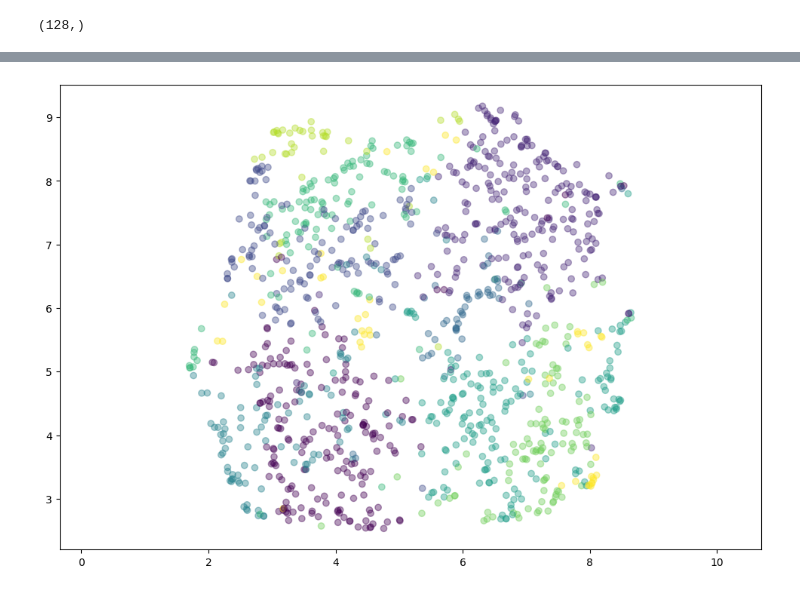
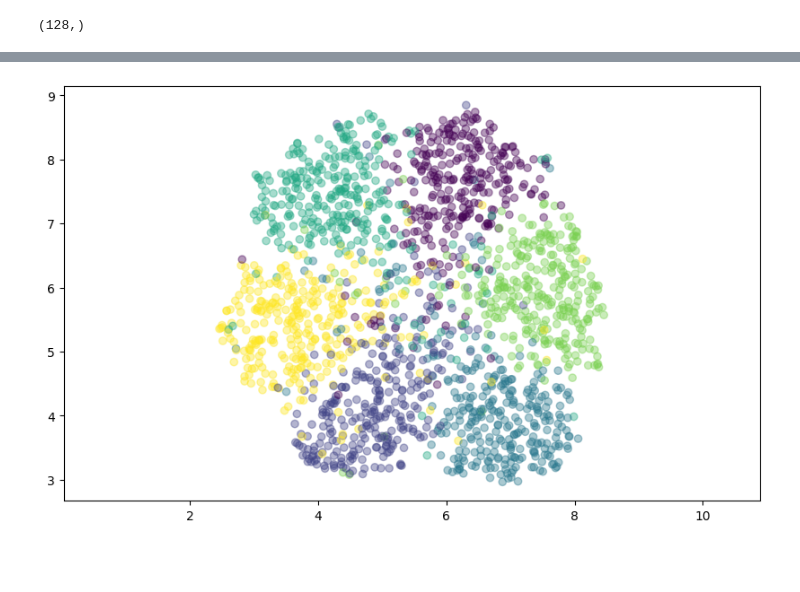
Before and after one commit to argelignacio/TRABAJO-PROFESIONAL-7599-, a Jupyter notebook: clustering/hdbscan/notebook_n2v.ipynb, the cells around one changed output, grey strips where cells are left out. Saved outputs shown, nothing was run; the diff lists cells and outputs as text; code cells hidden in the pictures; blank space fills up the shorter version.

```diff
--- a/clustering/hdbscan/notebook_n2v.ipynb
+++ b/clustering/hdbscan/notebook_n2v.ipynb
@@ -58,9 +50,9 @@ Cluster con 15 nodos
 # %%
-kmeans_cluster = KMeans(n_clusters=10, init='k-means++', n_init=300, random_state=3425).fit(embedding_matrix)
+kmeans_cluster = KMeans(n_clusters=6, init='k-means++', n_init=300, random_state=3425).fit(embedding_matrix)
 kmeans_labels = kmeans_cluster.labels_
 # %%
 # run the HDBSCAN cluster
-hdbs_model = hdbscan.HDBSCAN(min_cluster_size = 2)
+hdbs_model = hdbscan.HDBSCAN()
 hdbs_model.fit(embedding_matrix)
 hbds_scan_labels = hdbs_model.labels_
 # %%
@@ -125,9 +107,9 @@ To enable the following instructions: AVX2 FMA, in other operations, rebuild Ten
 # %%
 import matplotlib.pyplot as plt
 
-plt.figure(figsize=(12,8))
+plt.figure(figsize=(10,6))
 plt.scatter(embedding.embedding_[:, 0], embedding.embedding_[:, 1], alpha=0.4, c=nodes_labels.kmeans, cmap='viridis')
 plt.gca().set_aspect('equal', 'datalim')
 plt.show()
 # %% [output]
-[figure, old version]
+[figure, new version]
```
Also changed, not shown: parts of 7 cells of this notebook, 9 other files.
